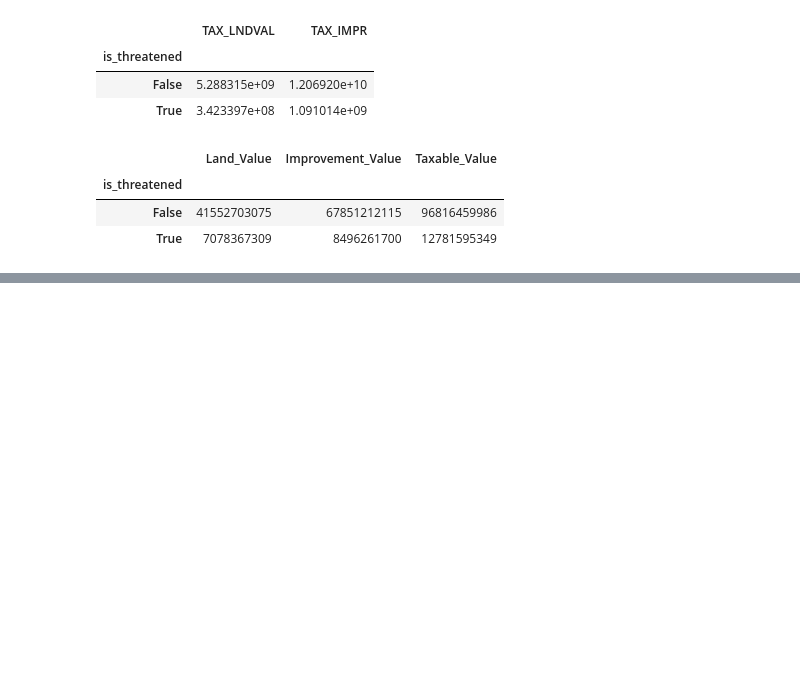
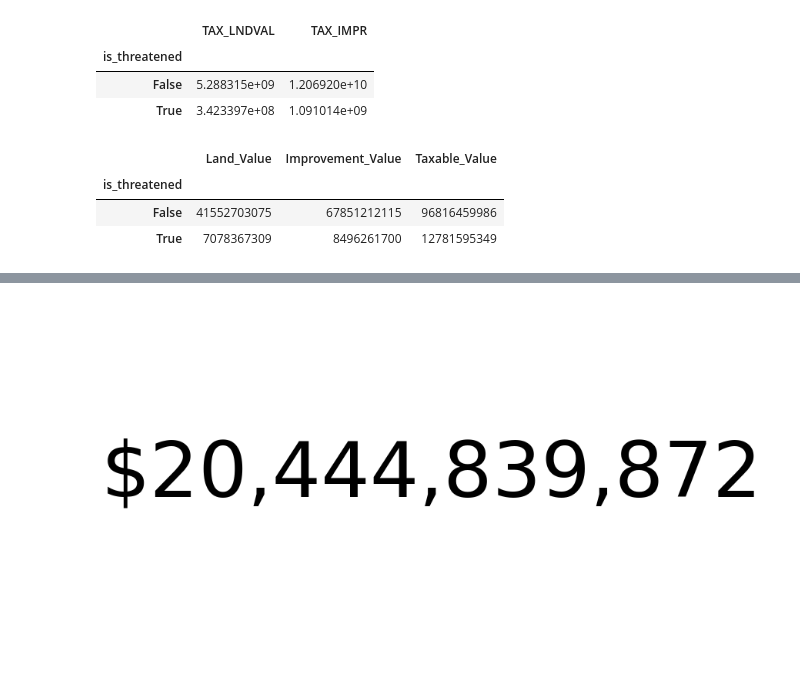
Before and after one commit to dsteffan/mount_rainier_disaster_estimate, a Jupyter notebook: code/baseline_model.ipynb, the cells around one changed output, grey strips where cells are left out. Cells and saved outputs as stored; diff of their text form; code cells hidden in the pictures; blank space fills up the shorter version.

```diff
--- a/code/baseline_model.ipynb
+++ b/code/baseline_model.ipynb
@@ -106,0 +200,12 @@ np.sum([poly.area for poly in list(hazard)])
+# %%
+plt.figure(figsize = (8,8))
+plt.text(s = "$20,444,839,872",
+         x = 0.5,
+         y = 0.5,
+         ha = "center",
+         va = "center",
+         size = 100)
+
+plt.axis("off");
+# %% [output]
+[figure, added]
```
Also changed, not shown: parts of 24 cells of this notebook.
